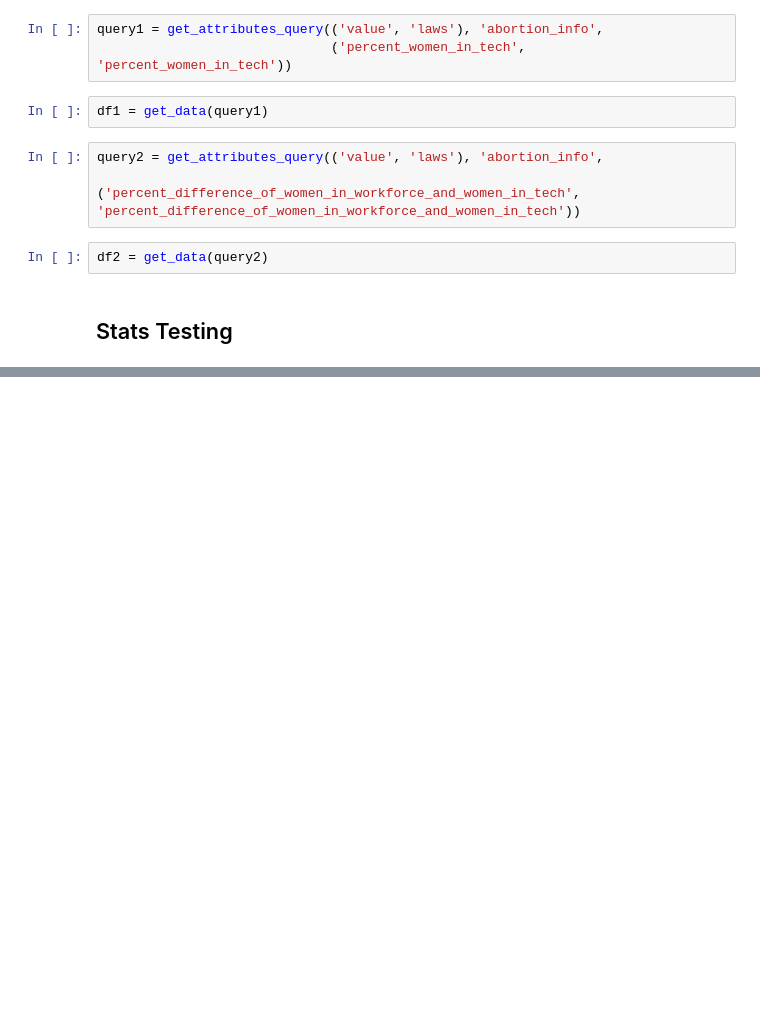
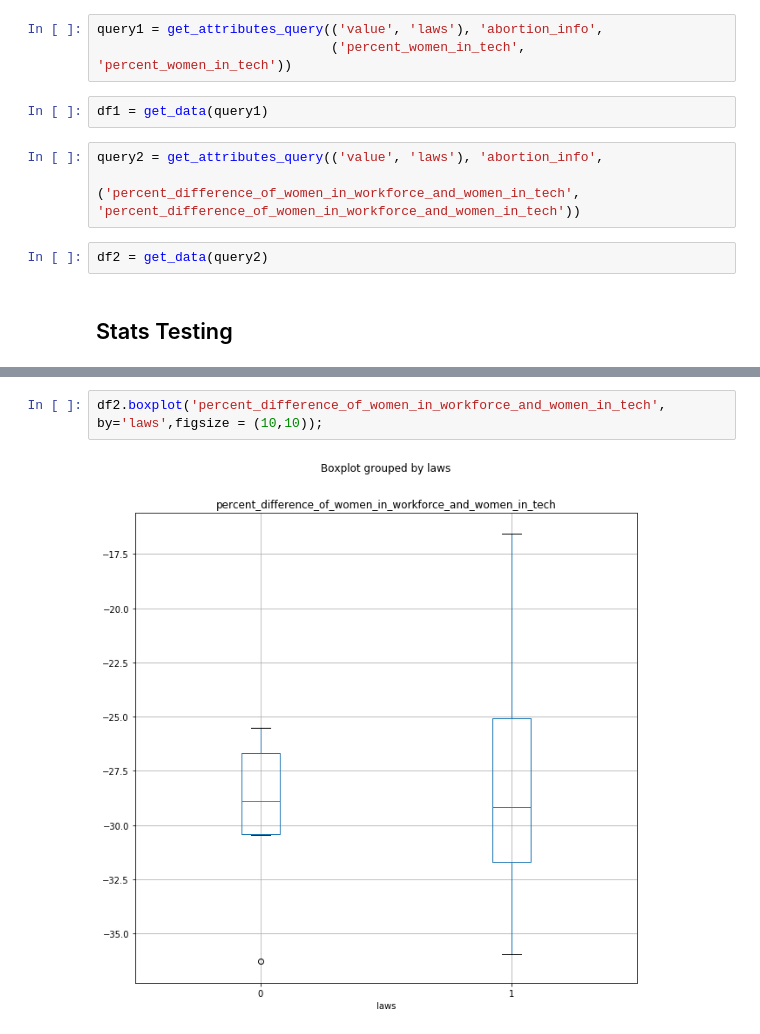
Before and after one commit to jmsmdy/gender-and-tech, a Jupyter notebook: Statistical Analysis.ipynb, the cells around one changed output, grey strips where cells are left out. Saved outputs shown, nothing was run; the diff lists cells and outputs as text; blank space fills up the shorter version.

```diff
--- a/Statistical Analysis.ipynb
+++ b/Statistical Analysis.ipynb
@@ -33,0 +74,4 @@ df2 = get_data(query2)
+# %%
+df2.boxplot('percent_difference_of_women_in_workforce_and_women_in_tech', by='laws',figsize = (10,10));
+# %% [output]
+[figure, added]
```
Also changed, not shown: parts of 26 cells of this notebook, 1 other file.
